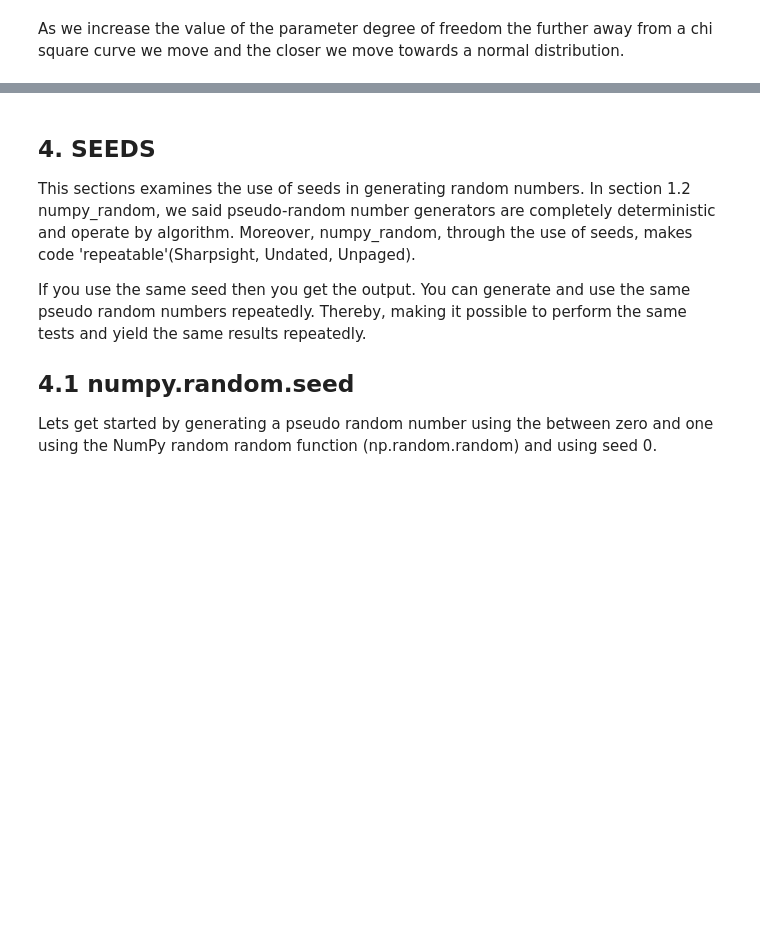
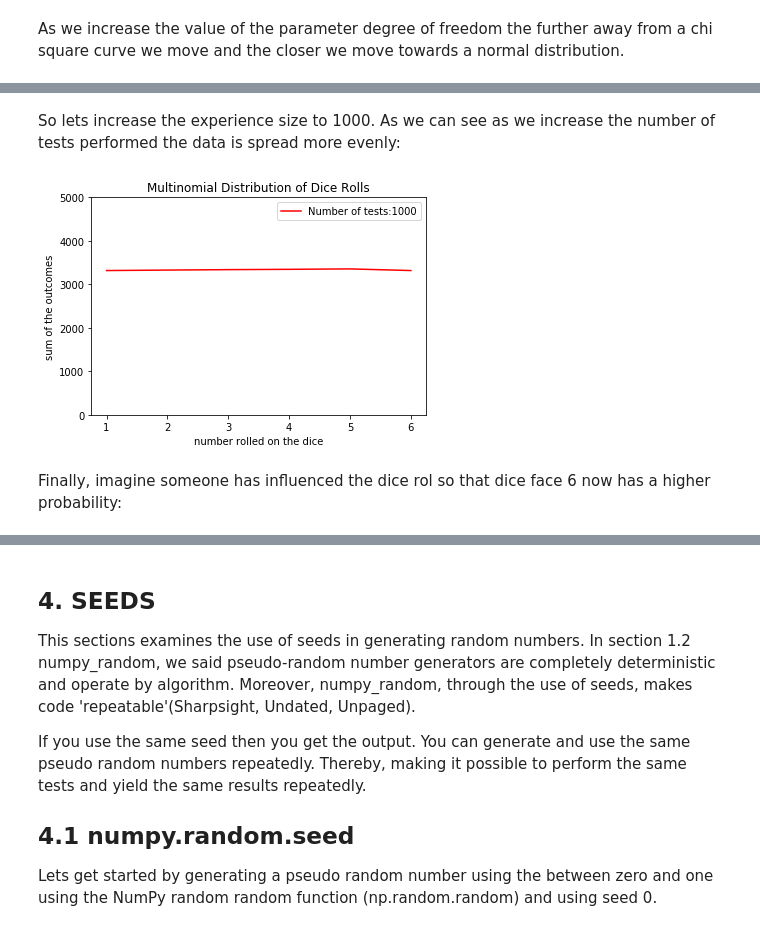
Before and after one commit to fionaoriordan/52465_19_np, a Jupyter notebook: numpy_random.ipynb, the cells around one changed output, grey strips where cells are left out. Cells and saved outputs as stored; diff of their text form; code cells hidden in the pictures; blank space fills up the shorter version.

```diff
--- a/numpy_random.ipynb
+++ b/numpy_random.ipynb
@@ -591,0 +700,28 @@ plt.hist(s)
+# %% [markdown]
+So lets increase the experience size to 1000. As we can see as we increase the number of tests performed the data is spread more evenly:
+# %%
+# Rerun the script but set size = 1000 in order to run the test 1000 times.
+size = 1000
+
+
+# Create a plot to visualise the data
+# plot the dice face values (x axis) against the the sum of the outcomes (y axis)
+# colour of line plotted set to red
+# label set to the number of tests (size) conducted
+plt.plot(x_data, f1(n,p,size), c='r', label=f"Number of tests:{size}")
+# set the limits of the plot to low zero and high to number of experiements by 5
+plt.ylim(0, size*5)
+# label the x axis
+plt.xlabel('number rolled on the dice')
+# label the y axis
+plt.ylabel('sum of the outcomes')
+ # set the plot title
+plt.title("Multinomial Distribution of Dice Rolls")
+# use the legend set by label above.
+plt.legend()
+# display the output.
+plt.show()
+# %% [output]
+[figure, added]
+# %% [markdown]
+Finally, imagine someone has influenced the dice rol so that dice face 6 now has a higher probability:
```
Also changed, not shown: parts of 54 cells of this notebook.
